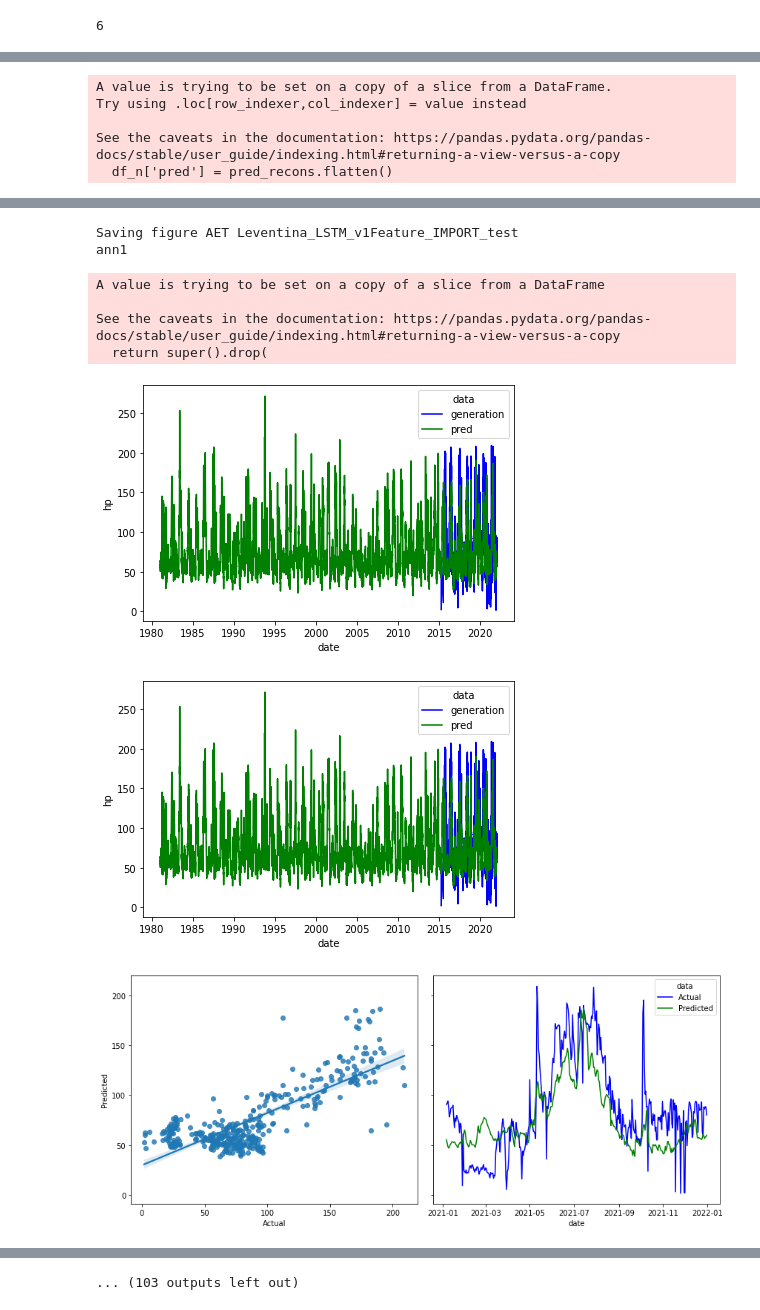
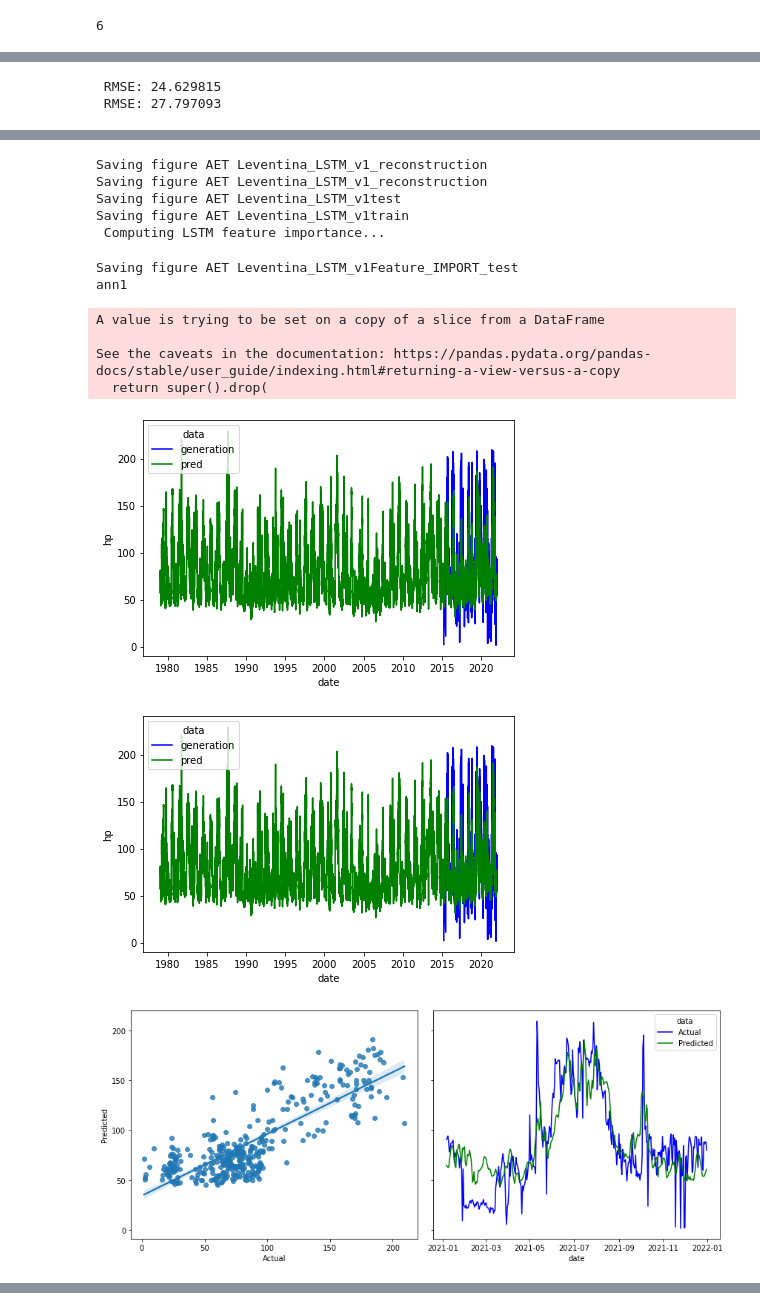
Before and after one commit to noeliaof/Hydro_Compound, a Jupyter notebook: ML_hydropower/03_hydroLSTM.ipynb, the cells around one changed output, grey strips where cells are left out. Cells and saved outputs as stored; diff of their text form; code cells hidden in the pictures.

```diff
--- a/ML_hydropower/03_hydroLSTM.ipynb
+++ b/ML_hydropower/03_hydroLSTM.ipynb
@@ -83,6 +64,6 @@ else:
 # %%
 # Where to save the figures
-PROJECT_ROOT_DIR = '/Users/noeliaotero/Documents/OCCR/Results/Hydro_project/Analysis_Updates_June/LSTM_withdoi/PREVAH/'
+PROJECT_ROOT_DIR = '/Users/noeliaotero/Documents/OCCR/Results/Hydro_project/Analaysis_Feb22/LSTM/'
 IMAGES_PATH = os.path.join(PROJECT_ROOT_DIR, "images")
 os.makedirs(IMAGES_PATH, exist_ok=True)
 # %%
@@ -91,5 +72,5 @@ PATH_OUT = '/Users/noeliaotero/Documents/OCCR/Results/Hydro_project/Analysis_Upd
 # %%
-list_input = readfiles(PATH_dis)
+list_input = readfiles(PATH_dis + 'mergedata_with_index')
 # %%
 list_input[0].columns
 # %% [output]
@@ -106,12 +88,15 @@ YY_TRAIN = [2016, 2020]
 YY_TEST = [2021,2021]
 YY_RECONSTRUCTION = [1979, 2015]
 # %%
-#YY2_TRAIN = [2016, 2019]
-#YY2_TEST = [2020,2020]
-# Using PREVAH I have the same reconstruction!!!
-YY_OFIBLE_RECONSTRUCTION = [1981, 2015] #[1987, 2015]
-YY_Emos_RECONSTRUCTION =  [1981, 2015] #[1991, 2015]
-label = 'generation'
+YY_OFIBLE_RECONSTRUCTION = [1987, 2015]
+YY_Emos_RECONSTRUCTION = [1991, 2015]
+# %%
+# split in train and test
+# data preparation
+colnames = ['date','t2m', 'prec', 'prec7D', 'prec15D', 'prec30D', 't2m7D', 't2m15D','t2m30D','discharge','dis7D', 'dis15D', 'dis30D']
+Features = ['t2m', 'prec', 'prec7D', 'prec15D', 'prec30D', 't2m7D', 't2m15D','t2m30D','discharge','dis7D', 'dis15D', 'dis30D']
+# stations with generation only from 2018
+label = 'generation'
 # %%
 # Run models over all power stations
 len(list_input)
@@ -141,8 +126,6 @@ for station in range(0,len(list_input)):
     print('preparing data for', station)
     df = list_input[station]
     df["date"] = pd.to_datetime(df["date"])
-     # add day of the year
-    df['doi'] = df.date.dt.dayofyear
     # to store the results
     name_s = df.name_p.unique()
     from numpy import nan
@@ -170,9 +153,7 @@ for station in range(0,len(list_input)):
 
         if (models[imod] == 'ann1'):
 
-            X_train_in, y_train, X_test_in, y_test, X_reconstruction_in, X_all_in, fpipeline  = preparedata_tomodel(dat_train, dat_test, dat_reconstruction, df_i, colnames, label)
-
-
+            X_train_in, y_train, X_test_in, y_test, X_reconstruction_in, X_all_in = preparedata_tomodel(dat_train, dat_test, dat_reconstruction, df_i, colnames, label)
 
         else:
             X_train_in, y_train, X_test_in, y_test, X_reconstruction_in, X_all_in = preparedata_toLSTM(dat_train, dat_test, dat_reconstruction, df_i, Features, label, W)
@@ -265,5 +246,2 @@ LSTM_v1
-A value is trying to be set on a copy of a slice from a DataFrame.
-Try using .loc[row_indexer,col_indexer] = value instead
-
-See the caveats in the documentation: https://pandas.pydata.org/pandas-docs/stable/user_guide/indexing.html#returning-a-view-versus-a-copy
-  df_n['pred'] = pred_recons.flatten()
+ RMSE: 24.629815
+ RMSE: 27.797093
@@ -275,9 +253,14 @@ Saving figure AET Leventina_LSTM_v1train
-Saving figure AET Leventina_LSTM_v1Feature_IMPORT_test
-ann1
+Saving figure AET Leventina_LSTM_v1_reconstruction
+Saving figure AET Leventina_LSTM_v1_reconstruction
+Saving figure AET Leventina_LSTM_v1test
+Saving figure AET Leventina_LSTM_v1train
+ Computing LSTM feature importance...
-A value is trying to be set on a copy of a slice from a DataFrame
-
-See the caveats in the documentation: https://pandas.pydata.org/pandas-docs/stable/user_guide/indexing.html#returning-a-view-versus-a-copy
-  return super().drop(
+Saving figure AET Leventina_LSTM_v1Feature_IMPORT_test
+ann1
+A value is trying to be set on a copy of a slice from a DataFrame
+
+See the caveats in the documentation: https://pandas.pydata.org/pandas-docs/stable/user_guide/indexing.html#returning-a-view-versus-a-copy
+  return super().drop(
-[figure, old version]
+[figure, new version]
-[figure, old version]
+[figure, new version]
-[figure, old version]
+[figure, new version]
@@ -286 +267,0 @@ See the caveats in the documentation: https://pandas.pydata.org/pandas-docs/stab
-... (103 outputs left out)
```
Also changed, not shown: parts of 9 cells of this notebook, 41 other files.
